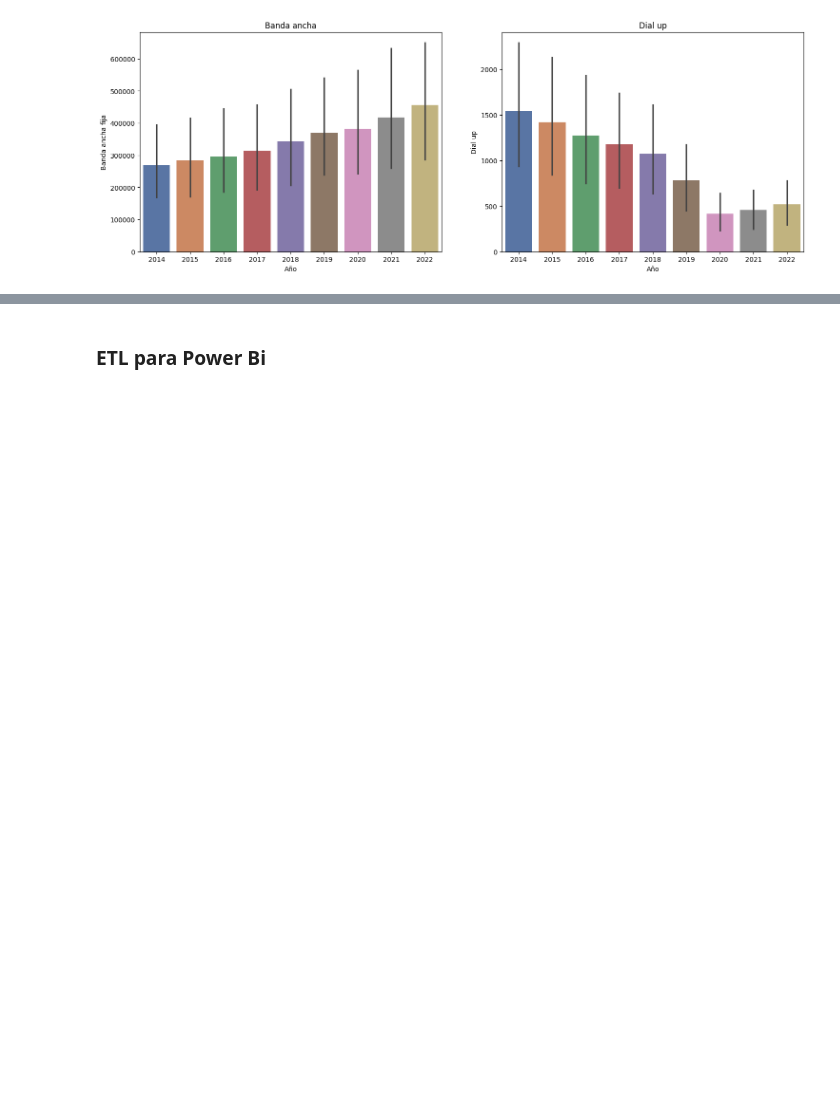
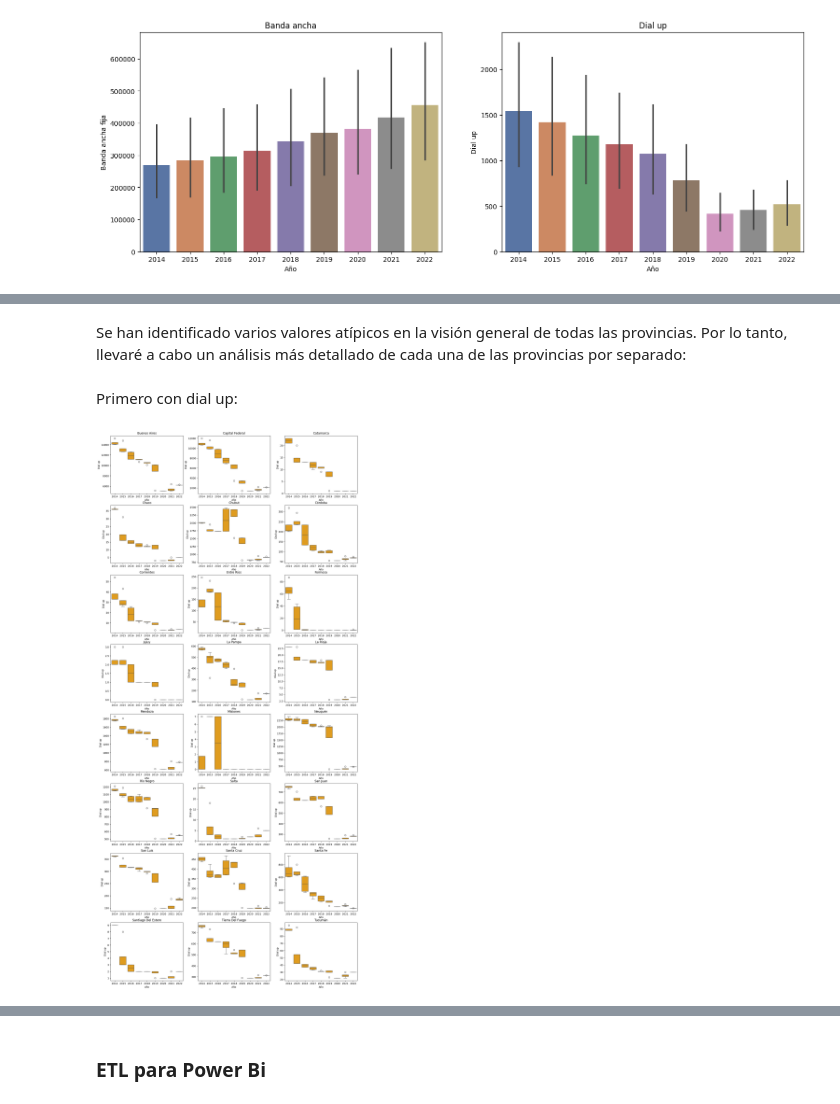
Before and after one commit to DamianAlbarino/Data-analysis-de-telecomunicaciones, a Jupyter notebook: EDA.ipynb, the cells around one changed output, grey strips where cells are left out. Cells and saved outputs as stored; diff of their text form; code cells hidden in the pictures; blank space fills up the shorter version.

```diff
--- a/EDA.ipynb
+++ b/EDA.ipynb
@@ -265,0 +279,15 @@ Es importante destacar que, a medida que transcurre el tiempo, se ha observado u
+# %% [markdown]
+Se han identificado varios valores atípicos en la visión general de todas las provincias. Por lo tanto, llevaré a cabo un análisis más detallado de cada una de las provincias por separado:
+# %% [markdown]
+Primero con dial up:
+# %%
+cantidad = 1
+plt.figure(figsize=(18,40))
+for provincia in df['Provincia'].unique().tolist():
+    plt.subplot(8,3,cantidad)
+    sns.boxplot(data = df[(df['Provincia'] == provincia)], x = 'Año', y='Dial up', color ='orange')
+    plt.title(f'{provincia}')
+    cantidad+=1
+plt.show()
+# %% [output]
+[figure, added]
```
Also changed, not shown: parts of 21 cells of this notebook, 8 other files.
